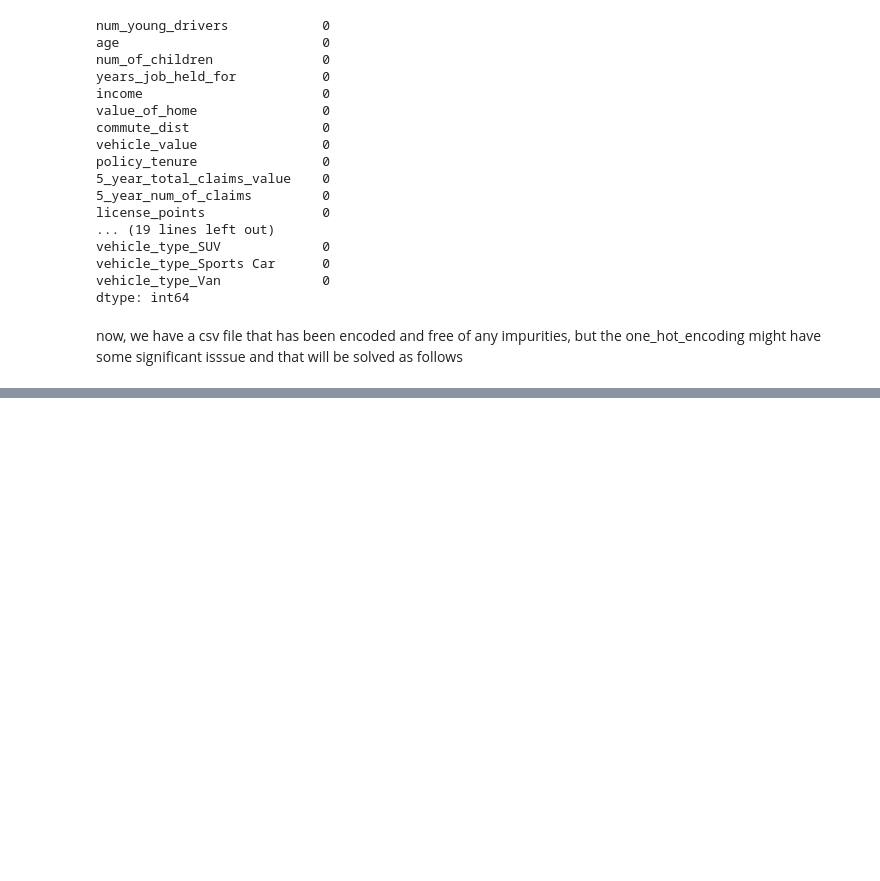
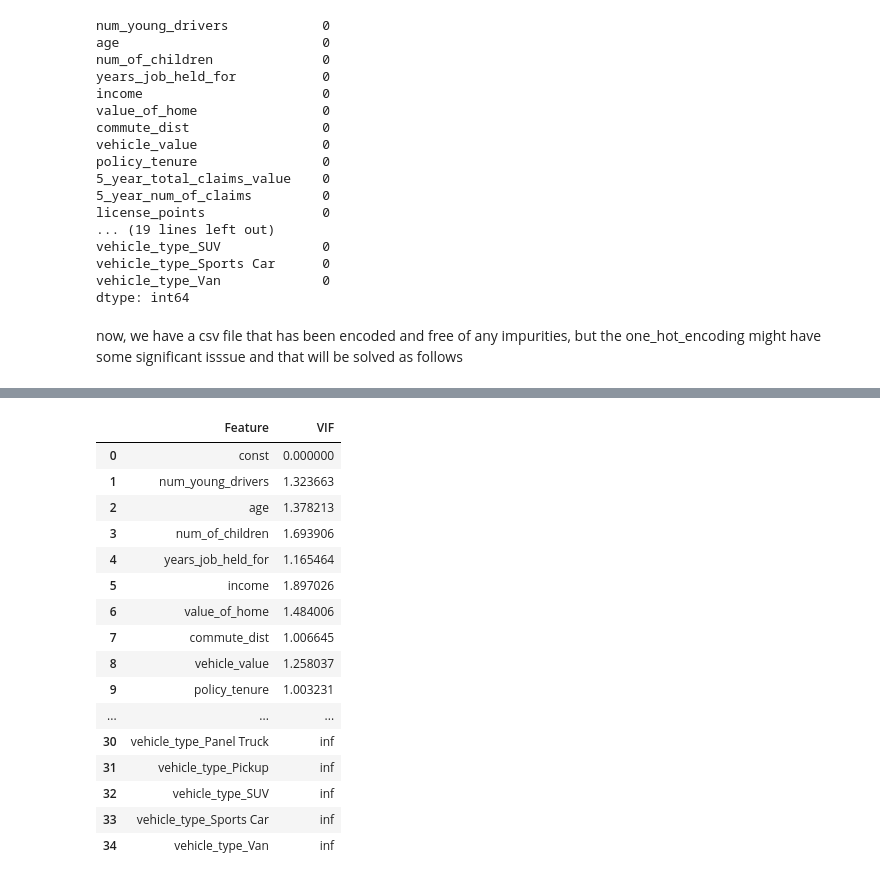
Before and after one commit to chapi1420/auto-insurance, a Jupyter notebook: modeling/main.ipynb, the cells around one changed output, grey strips where cells are left out. Cells and saved outputs as stored; diff of their text form; code cells hidden in the pictures; blank space fills up the shorter version.

```diff
--- a/modeling/main.ipynb
+++ b/modeling/main.ipynb
@@ -412,8 +412,8 @@ s_imputer = SimpleImputer(strategy='most_frequent')
 def cat_imputer(data, cols, imputer):
     data[cols] = imputer.fit_transform(data[cols])
     return data
-test_data_imputed = cat_imputer(num_test_data_imputed, cat_cols, s_imputer)
-test_data_imputed.isnull().sum()
+data_imputed = cat_imputer(num_test_data_imputed, cat_cols, s_imputer)
+data_imputed.isnull().sum()
 # %% [output]
 num_young_drivers            0
 age                          0
@@ -478,9 +478,9 @@ one_hot_encoder = OneHotEncoder(handle_unknown='ignore', sparse_output=False)
 #define binary encoder
 binary_encoder = OrdinalEncoder()
 # %%
-ord_encoded = ord_encoder.fit_transform(test_data_imputed[cat_cols_ord])
-bin_encoded = binary_encoder.fit_transform(test_data_imputed[cat_cols_bin])
-one_hot_encoded = one_hot_encoder.fit_transform(test_data_imputed[cat_cols_one_hot])
+ord_encoded = ord_encoder.fit_transform(data_imputed[cat_cols_ord])
+bin_encoded = binary_encoder.fit_transform(data_imputed[cat_cols_bin])
+one_hot_encoded = one_hot_encoder.fit_transform(data_imputed[cat_cols_one_hot])
 # %%
 # Create dfs for each array
 ord_encoded_df = pd.DataFrame(ord_encoded)
@@ -511,9 +511,11 @@ Index(['num_young_drivers', 'age', 'num_of_children', 'years_job_held_for',
        'license_points', 'vehicle_age', 'address_type'],
       dtype='object')
 # %%
-test_data_imputed.drop(columns=cat_cols, axis=1, inplace=True)
-test_data_clean = pd.concat([test_data_imputed, all_cat_encoded_df], axis=1)
-print(test_data_clean.shape)
+for i in range(len(cat_cols)):
+    if cat_cols[i] in data_imputed.columns:
+        data_imputed.drop(columns=cat_cols, axis=1, inplace=True)
+        train_data_clean = pd.concat([data_imputed, all_cat_encoded_df], axis=1)
+        print(train_data_clean.shape)
 # %% [output]
 (9904, 34)
 # %%
@@ -559,3 +561,3 @@ test_data_clean.to_csv('/home/nahomnadew/Desktop/10x/auto_insurance/auto/data/te
 # %%
-test_data_clean.dropna(inplace=True)
+train_data_clean.dropna(inplace=True)
 # %%
@@ -584,0 +592,35 @@ now, we have a csv file that has been encoded and free of any impurities, but th
+# %%
+# Function to calculate VIF
+def calculate_vif(dataframe):
+    # Add a constant to the DataFrame (intercept term)
+    df_with_constant = add_constant(dataframe)
+
+    # Calculate VIF for each feature
+    vif_data = pd.DataFrame()
+    vif_data["Feature"] = df_with_constant.columns
+    vif_data["VIF"] = [variance_inflation_factor(df_with_constant.values, i)
+                       for i in range(df_with_constant.shape[1])]
+
+    return vif_data
+
+# Calculate VIF for encoded data
+vif_df = calculate_vif(train_data_clean)
+vif_df
+# %% [output]
+|  | Feature | VIF |
+| 0 | const | 0.000000 |
+| 1 | num_young_drivers | 1.323663 |
+| 2 | age | 1.378213 |
+| 3 | num_of_children | 1.693906 |
+| 4 | years_job_held_for | 1.165464 |
+| 5 | income | 1.897026 |
+| 6 | value_of_home | 1.484006 |
+| 7 | commute_dist | 1.006645 |
+| 8 | vehicle_value | 1.258037 |
+| 9 | policy_tenure | 1.003231 |
+| ... | ... | ... |
+| 30 | vehicle_type_Panel Truck | inf |
+| 31 | vehicle_type_Pickup | inf |
+| 32 | vehicle_type_SUV | inf |
+| 33 | vehicle_type_Sports Car | inf |
+| 34 | vehicle_type_Van | inf |
```
Also changed, not shown: parts of 10 cells of this notebook.
